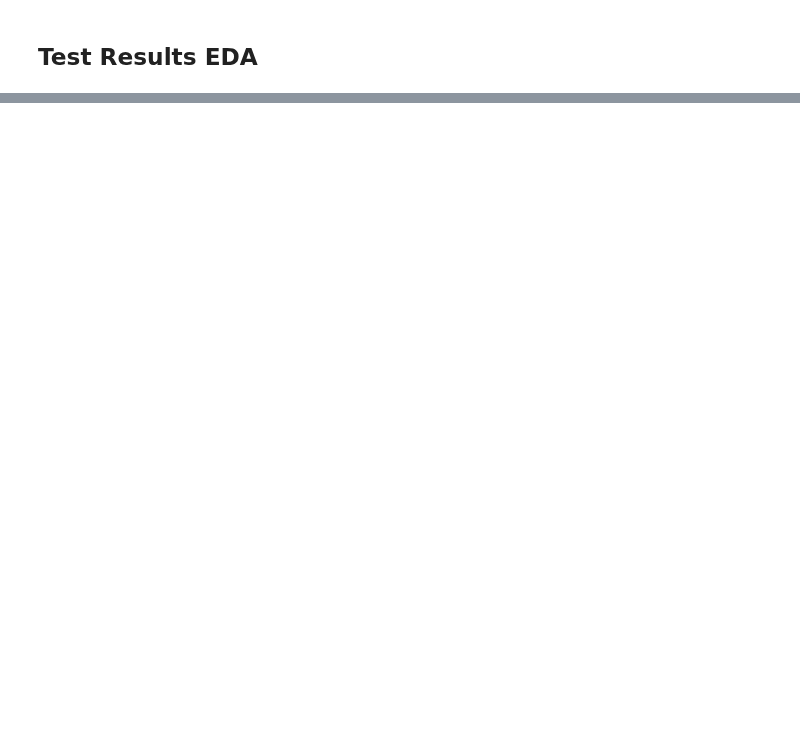
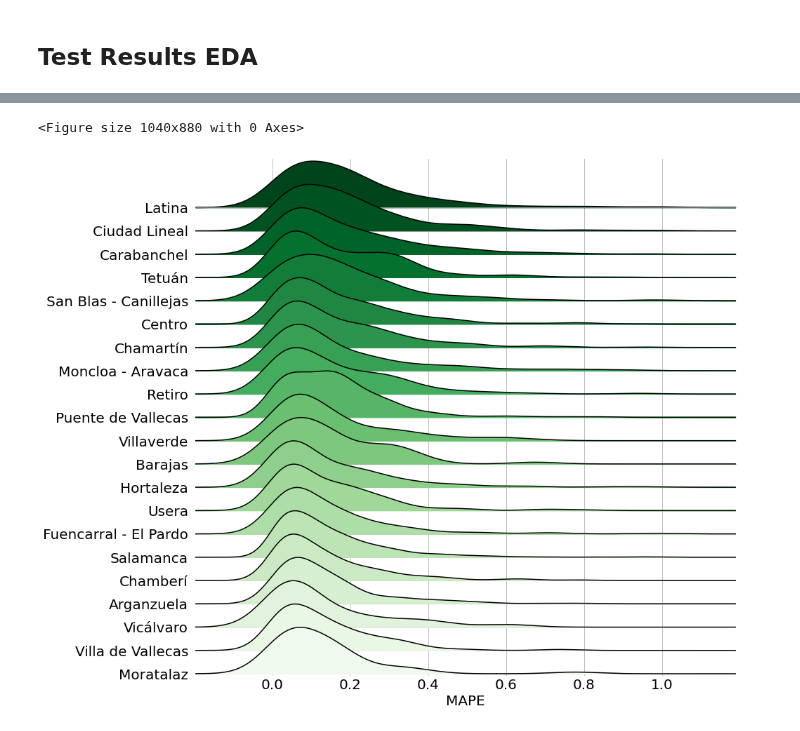
Before and after one commit to doyaguillo1997/Data2Gether, a Jupyter notebook: 3. Modelos de regresión/EDA_test_predictions.ipynb, the cells around one changed output, grey strips where cells are left out. Saved outputs shown, nothing was run; the diff lists cells and outputs as text; code cells hidden in the pictures; blank space fills up the shorter version.

```diff
--- a/3. Modelos de regresión/EDA_test_predictions.ipynb
+++ b/3. Modelos de regresión/EDA_test_predictions.ipynb
@@ -192,0 +114,7 @@ for filter_by in filter_by_list:
+# %%
+mean_values = df_fig.groupby('geo_distrito')['MAPE'].mean().rename('MAPE promedio', inplace = True)
+# %%
+df_fig_mean = pd.merge(df_fig, mean_values, how='left', left_on='geo_distrito', right_on='geo_distrito')
+df_fig_mean['MAPE promedio'] = df_fig_mean['MAPE promedio'].apply(lambda x: np.round(x,5))
+# %%
+df_fig_mean.drop(['ide_price'], axis = 1, inplace = True)
@@ -192,0 +123,30 @@ for filter_by in filter_by_list:
+# %%
+dict_df = {}
+categ=list(df_fig_mean['MAPE promedio'].unique())
+inf=[]
+for element in categ:
+    inf.append(element)
+inf.sort(reverse=True)
+
+categ=list(df_fig_mean['geo_distrito'].unique())
+for element in inf:
+    for cat in categ:
+        if (element == float(df_fig_mean[(df_fig_mean['geo_distrito'] == cat)]['MAPE promedio'][:1])):
+            dict_df[cat] = list(df_fig[df_fig["geo_distrito"] == cat]["MAPE"])
+# %%
+# Draw Plot
+
+plt.figure(figsize=(13,11), dpi= 80)
+
+fig, axes = joypy.joyplot(dict_df, ylim="own",figsize=(14,11),ylabels=True,xlabels=True,overlap=1,ylabelsize=20,xlabelsize=20,grid=True, colormap=cm.Greens_r)
+
+# Decoration
+ax = axes[-1]
+ax.xaxis.set_label_position("bottom")
+ax.set_xlabel("MAPE",fontsize=20)
+ax.xaxis.set_visible(True)
+
+plt.show()
+# %% [output]
+<Figure size 1040x880 with 0 Axes>
+[figure, added]
```
Also changed, not shown: parts of 18 cells of this notebook.
